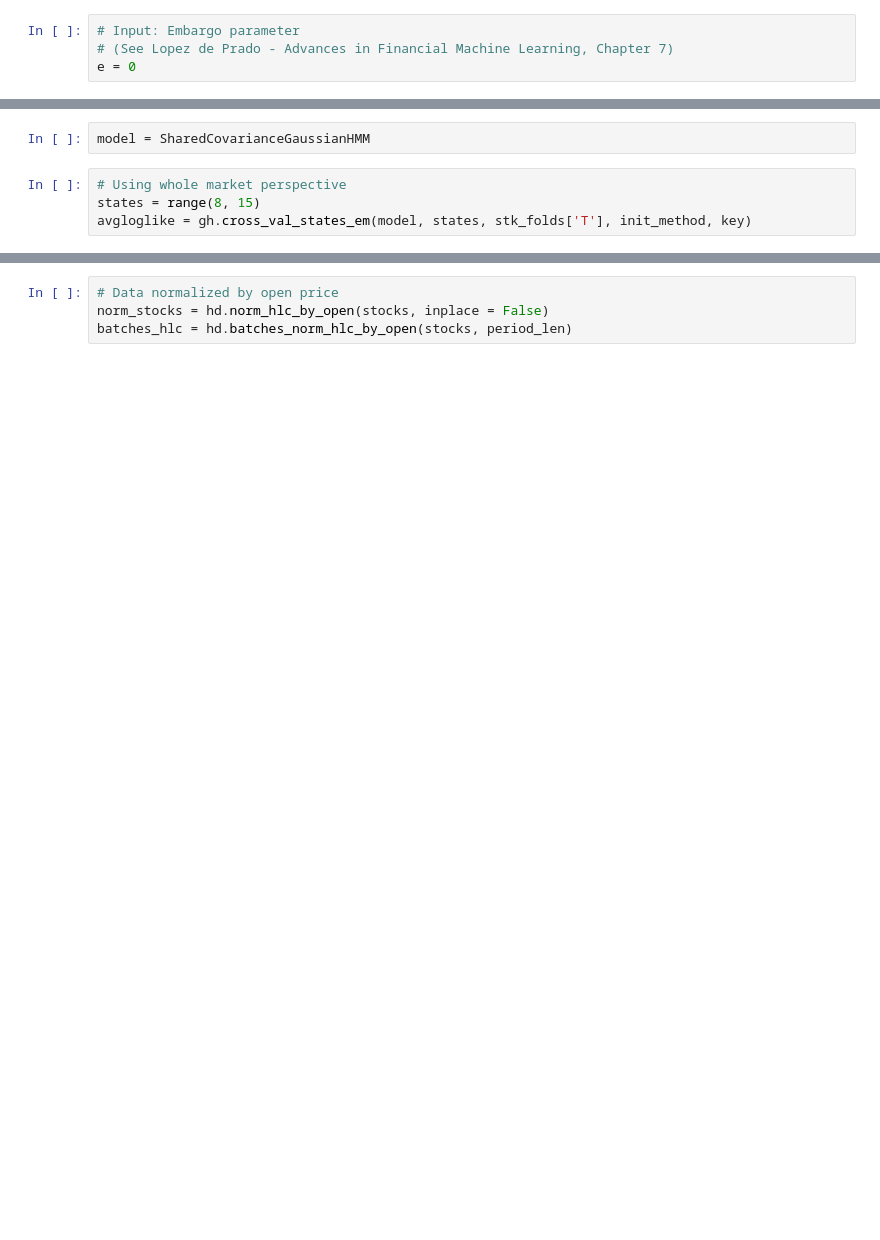
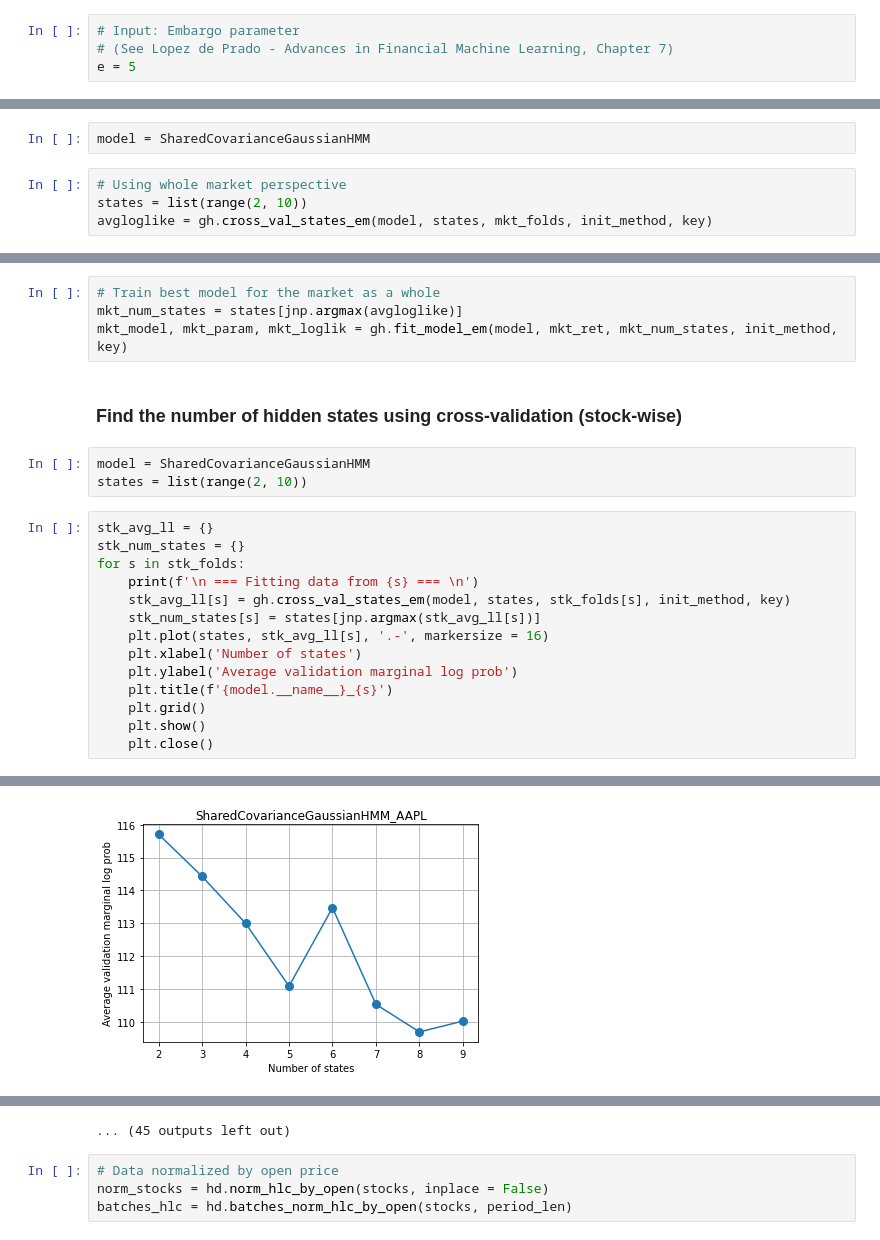
Before and after one commit to davidrmh/Evidential-Time-Series-Clustering, a Jupyter notebook: experiments_gauss_hmm.ipynb, the cells around one changed output, grey strips where cells are left out. Drawn from its saved outputs; the diff is of its cells as text; blank space fills up the shorter version.

Commit message:
Add experiments for fitting stock-wise models

```diff
--- a/experiments_gauss_hmm.ipynb
+++ b/experiments_gauss_hmm.ipynb
@@ -50,7 +51,7 @@ for s in returns.keys():
 # %%
 # Input: Embargo parameter
 # (See Lopez de Prado - Advances in Financial Machine Learning, Chapter 7)
-e = 0
+e = 5
 # %%
 # Folds for mkt_ret
 mkt_folds = hd.make_folds(mkt_ret, e)
@@ -65,5 +68,5 @@ for s in stk_ret:
 model = SharedCovarianceGaussianHMM
 # %%
 # Using whole market perspective
-states = range(8, 15)
-avgloglike = gh.cross_val_states_em(model, states, stk_folds['T'], init_method, key)
+states = list(range(2, 10))
+avgloglike = gh.cross_val_states_em(model, states, mkt_folds, init_method, key)
@@ -92,0 +81,24 @@ plt.close()
+# %%
+# Train best model for the market as a whole
+mkt_num_states = states[jnp.argmax(avgloglike)]
+mkt_model, mkt_param, mkt_loglik = gh.fit_model_em(model, mkt_ret, mkt_num_states, init_method, key)
+# %% [markdown]
+### Find the number of hidden states using cross-validation (stock-wise)
+# %%
+model = SharedCovarianceGaussianHMM
+states = list(range(2, 10))
+# %%
+stk_avg_ll = {}
+stk_num_states = {}
+for s in stk_folds:
+    print(f'\n === Fitting data from {s} === \n')
+    stk_avg_ll[s] = gh.cross_val_states_em(model, states, stk_folds[s], init_method, key)
+    stk_num_states[s] = states[jnp.argmax(stk_avg_ll[s])]
+    plt.plot(states, stk_avg_ll[s], '.-', markersize = 16)
+    plt.xlabel('Number of states')
+    plt.ylabel('Average validation marginal log prob')
+    plt.title(f'{model.__name__}_{s}')
+    plt.grid()
+    plt.show()
+    plt.close()
+# %% [output]
@@ -92,0 +123 @@ plt.close()
+[figure, added]
@@ -93,3 +219,4 @@ plt.close()
+... (45 outputs left out)
 # %%
 # Data normalized by open price
 norm_stocks = hd.norm_hlc_by_open(stocks, inplace = False)
```
Also changed, not shown: parts of 6 cells of this notebook.
